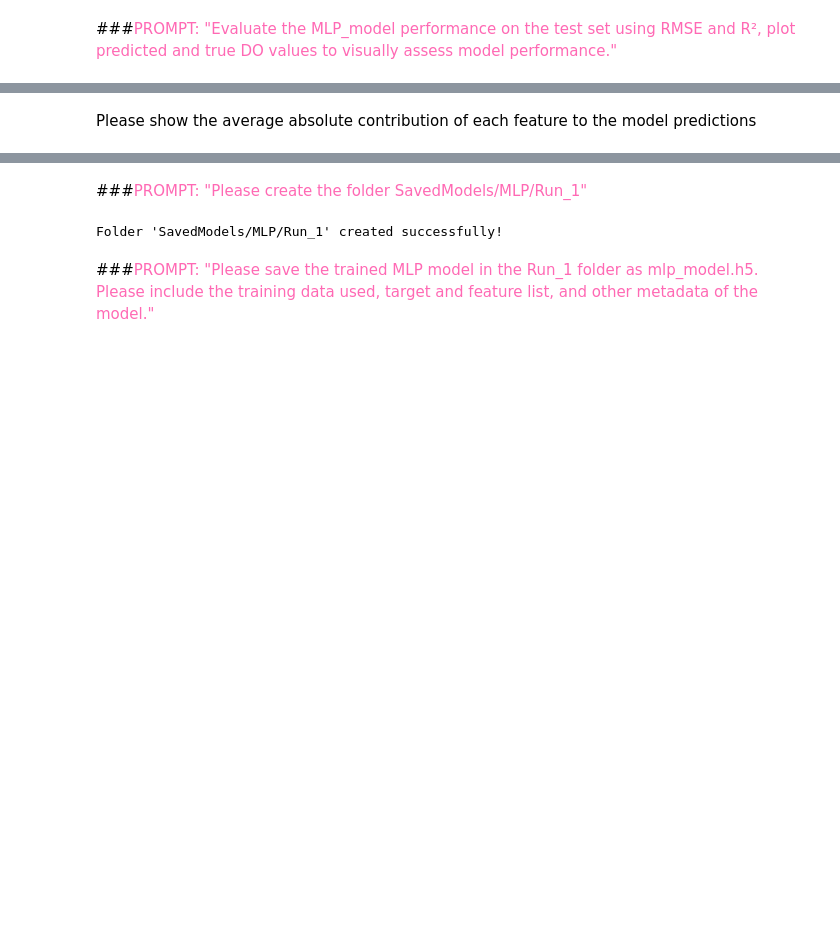
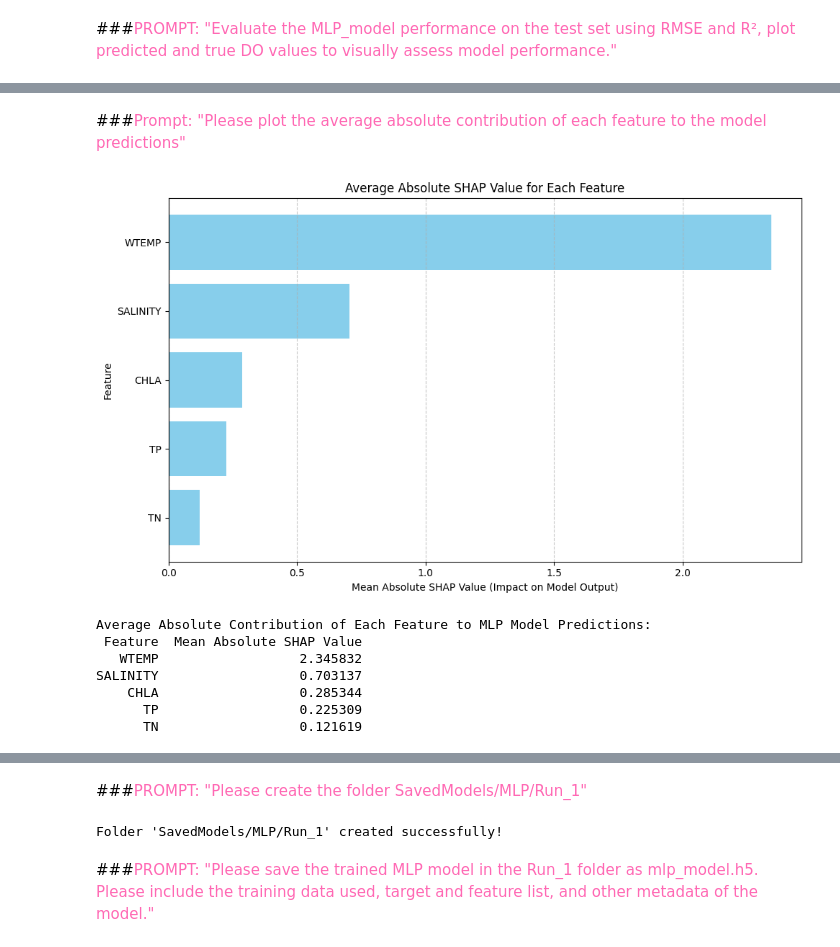
Before and after one commit to CGC-UMCES/WORKSHOP-Intro-ML-Predict-DO, a Jupyter notebook: Cheat-Step3-Train-Model-MLP-Tutorial.ipynb, the cells around one changed output, grey strips where cells are left out. Drawn from its saved outputs; the diff is of its cells as text; code cells hidden in the pictures; blank space fills up the shorter version.

```diff
--- a/Cheat-Step3-Train-Model-MLP-Tutorial.ipynb
+++ b/Cheat-Step3-Train-Model-MLP-Tutorial.ipynb
@@ -193,2 +246,52 @@ PROMPT: "Please use SHAP (SHapley Additive exPlanations) to interpret how each f
 # %% [markdown]
-Please show the average absolute contribution of each feature to the model predictions
+###<font color="#FF69B4">Prompt: "Please plot the average absolute contribution of each feature to the model predictions"
+# %%
+import pandas as pd
+import matplotlib.pyplot as plt
+import numpy as np
+
+# Ensure shap_values_array is correctly assigned
+# It seems `shap_values` is already a numpy array from the previous cell's output (KTx6-xyfQlfp)
+# If it were a list, we'd need to take the first element as done before.
+
+# Safely get shap_values_array, accounting for potential list output from explainer
+if isinstance(shap_values, list):
+    shap_values_array = shap_values[0]
+else:
+    # If shap_values is a shap.Explanation object, get its values attribute
+    shap_values_array = shap_values.values if hasattr(shap_values, 'values') else shap_values
+
+# Calculate the mean absolute SHAP value for each feature
+mean_abs_shap_values = np.mean(np.abs(shap_values_array), axis=0)
+
+# Create a DataFrame for better visualization
+feature_importance = pd.DataFrame({
+    'Feature': feature_columns,
+    'Mean Absolute SHAP Value': mean_abs_shap_values
+})
+
+# Sort by importance for better plot readability
+feature_importance = feature_importance.sort_values(by='Mean Absolute SHAP Value', ascending=False)
+
+# Plotting the average absolute contribution
+plt.figure(figsize=(10, 6))
+plt.barh(feature_importance['Feature'], feature_importance['Mean Absolute SHAP Value'], color='skyblue')
+plt.xlabel('Mean Absolute SHAP Value (Impact on Model Output)')
+plt.ylabel('Feature')
+plt.title('Average Absolute SHAP Value for Each Feature')
+plt.gca().invert_yaxis() # To have the most important feature at the top
+plt.grid(axis='x', linestyle='--', alpha=0.7)
+plt.tight_layout()
+plt.show()
+
+print("Average Absolute Contribution of Each Feature to MLP Model Predictions:")
+print(feature_importance.to_string(index=False))
+# %% [output]
+[figure, added]
+Average Absolute Contribution of Each Feature to MLP Model Predictions:
+ Feature  Mean Absolute SHAP Value
+   WTEMP                  2.345832
+SALINITY                  0.703137
+    CHLA                  0.285344
+      TP                  0.225309
+      TN                  0.121619
```
Also changed, not shown: parts of 6 cells of this notebook, 1 other file.
